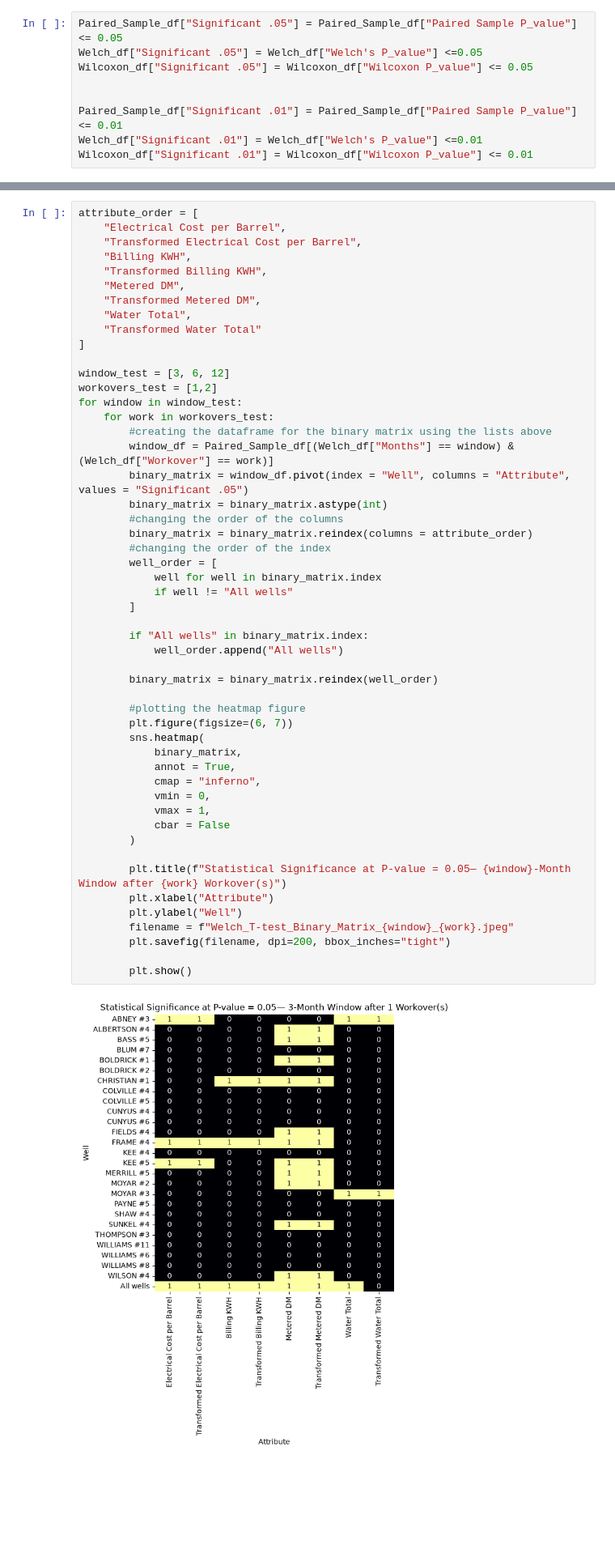
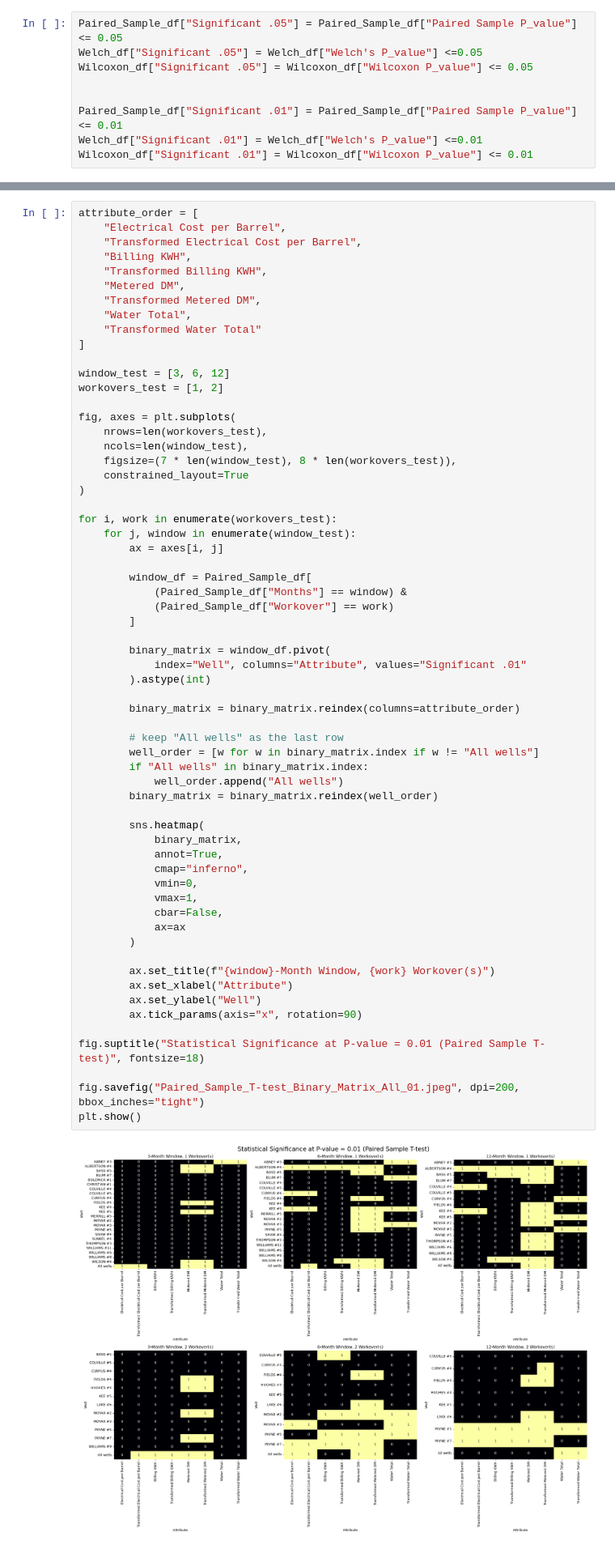
Before and after one commit to L0GN82/Paired-Sample-T-test, a Jupyter notebook: Electrical_Cost_per_Barrel_Paired_Ttest.ipynb, the cells around one changed output, grey strips where cells are left out. Shown at 81% size. Cells and saved outputs as stored; diff of their text form; blank space fills up the shorter version.

```diff
--- a/Electrical_Cost_per_Barrel_Paired_Ttest.ipynb
+++ b/Electrical_Cost_per_Barrel_Paired_Ttest.ipynb
@@ -617,53 +624,64 @@ for window in window_test:
 # %%
 attribute_order = [
     "Electrical Cost per Barrel",
     "Transformed Electrical Cost per Barrel",
     "Billing KWH",
     "Transformed Billing KWH",
     "Metered DM",
     "Transformed Metered DM",
     "Water Total",
     "Transformed Water Total"
 ]
 
 window_test = [3, 6, 12]
-workovers_test = [1,2]
-for window in window_test:
-    for work in workovers_test:
-        #creating the dataframe for the binary matrix using the lists above
-        window_df = Paired_Sample_df[(Welch_df["Months"] == window) & (Welch_df["Workover"] == work)]
-        binary_matrix = window_df.pivot(index = "Well", columns = "Attribute", values = "Significant .05")
-        binary_matrix = binary_matrix.astype(int)
-        #changing the order of the columns
-        binary_matrix = binary_matrix.reindex(columns = attribute_order)
-        #changing the order of the index
-        well_order = [
-            well for well in binary_matrix.index
-            if well != "All wells"
+workovers_test = [1, 2]
+
+fig, axes = plt.subplots(
+    nrows=len(workovers_test),
+    ncols=len(window_test),
+    figsize=(7 * len(window_test), 8 * len(workovers_test)),
+    constrained_layout=True
+)
+
+for i, work in enumerate(workovers_test):
+    for j, window in enumerate(window_test):
+        ax = axes[i, j]
+
+        window_df = Paired_Sample_df[
+            (Paired_Sample_df["Months"] == window) &
+            (Paired_Sample_df["Workover"] == work)
         ]
 
+        binary_matrix = window_df.pivot(
+            index="Well", columns="Attribute", values="Significant .01"
+        ).astype(int)
+
+        binary_matrix = binary_matrix.reindex(columns=attribute_order)
+
+        # keep "All wells" as the last row
+        well_order = [w for w in binary_matrix.index if w != "All wells"]
         if "All wells" in binary_matrix.index:
             well_order.append("All wells")
-
         binary_matrix = binary_matrix.reindex(well_order)
 
-        #plotting the heatmap figure
-        plt.figure(figsize=(6, 7))
         sns.heatmap(
             binary_matrix,
-            annot = True,
-            cmap = "inferno",
-            vmin = 0,
-            vmax = 1,
-            cbar = False
+            annot=True,
+            cmap="inferno",
+            vmin=0,
+            vmax=1,
+            cbar=False,
+            ax=ax
         )
 
-        plt.title(f"Statistical Significance at P-value = 0.05— {window}-Month Window after {work} Workover(s)")
-        plt.xlabel("Attribute")
-        plt.ylabel("Well")
-        filename = f"Welch_T-test_Binary_Matrix_{window}_{work}.jpeg"
-        plt.savefig(filename, dpi=200, bbox_inches="tight")
+        ax.set_title(f"{window}-Month Window, {work} Workover(s)")
+        ax.set_xlabel("Attribute")
+        ax.set_ylabel("Well")
+        ax.tick_params(axis="x", rotation=90)
 
-        plt.show()
+fig.suptitle("Statistical Significance at P-value = 0.01 (Paired Sample T-test)", fontsize=18)
+
+fig.savefig("Paired_Sample_T-test_Binary_Matrix_All_01.jpeg", dpi=200, bbox_inches="tight")
+plt.show()
 # %% [output]
-[figure, old version]
+[figure, new version]
```
Also changed, not shown: parts of 8 cells of this notebook, 10 other files.
